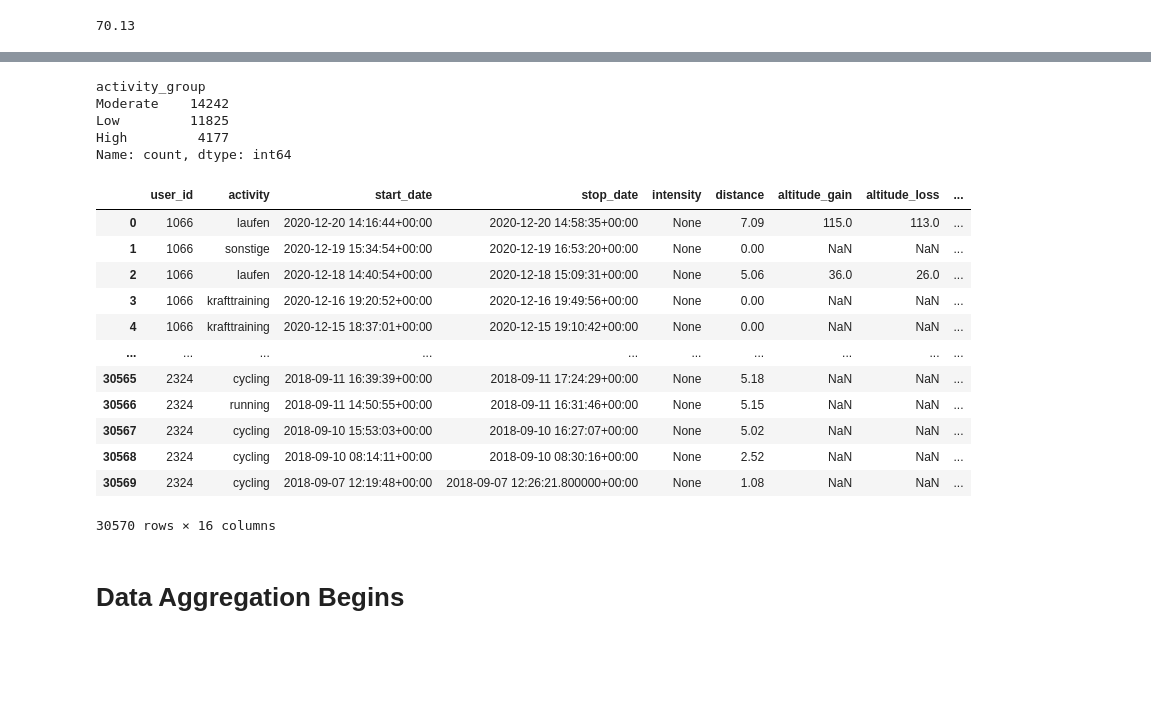
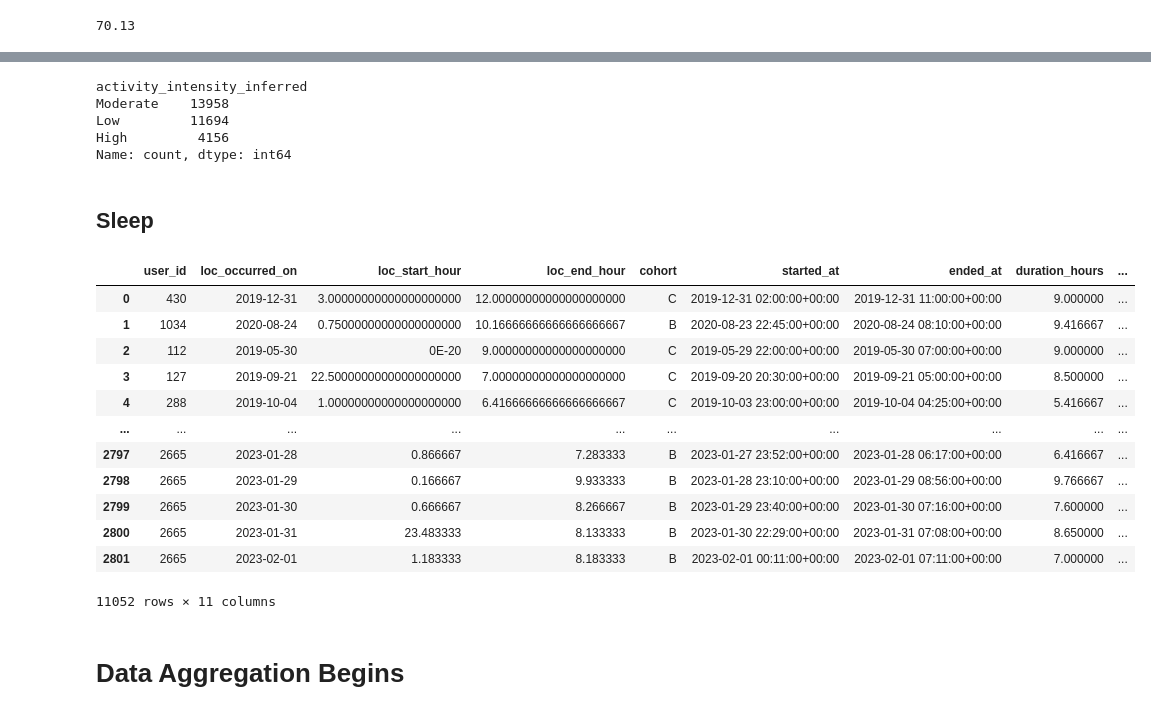
Before and after one commit to spMohanty/fay-data-aggregator-v1, a Jupyter notebook: notebooks/DataAggregator-v0.2.ipynb, the cells around one changed output, grey strips where cells are left out. Saved outputs shown, nothing was run; the diff lists cells and outputs as text; code cells hidden in the pictures; blank space fills up the shorter version.

Commit message:
Add sleep data

```diff
--- a/notebooks/DataAggregator-v0.2.ipynb
+++ b/notebooks/DataAggregator-v0.2.ipynb
@@ -257,4 +235,7 @@ dict(objective_pa_instances["activity"].value_counts())
 # %%
+activity_df = objective_pa_instances.merge(users, on="user_id")
+
+
 # Intensity-based grouping into four categories
 activity_groups = {
     "Low": [
@@ -324,30 +305,33 @@ for group, activities in activity_groups.items():
 
 # Now, assuming your DataFrame is named objective_pa_instances and the column is named "activity":
 # You can create a new column with the group names:
-objective_pa_instances["activity_intensity_inferred"] = objective_pa_instances["activity"].map(activity_to_group)
-objective_pa_instances["activity_intensity_inferred"].value_counts()
+activity_df["activity_intensity_inferred"] = activity_df["activity"].map(activity_to_group)
+activity_df["activity_intensity_inferred"].value_counts()
 # %% [output]
-activity_group
-Moderate    14242
-Low         11825
-High         4177
+activity_intensity_inferred
+Moderate    13958
+Low         11694
+High         4156
 Name: count, dtype: int64
+# %% [markdown]
+## Sleep
 # %%
-objective_pa_instances
+sleep = ds.Data.get_sleep()
+sleep
 # %% [output]
-|  | user_id | activity | start_date | stop_date | intensity | distance | altitude_gain | altitude_loss | ... |
-| 0 | 1066 | laufen | 2020-12-20 14:16:44+00:00 | 2020-12-20 14:58:35+00:00 | None | 7.09 | 115.0 | 113.0 | ... |
-| 1 | 1066 | sonstige | 2020-12-19 15:34:54+00:00 | 2020-12-19 16:53:20+00:00 | None | 0.00 | NaN | NaN | ... |
-| 2 | 1066 | laufen | 2020-12-18 14:40:54+00:00 | 2020-12-18 15:09:31+00:00 | None | 5.06 | 36.0 | 26.0 | ... |
-| 3 | 1066 | krafttraining | 2020-12-16 19:20:52+00:00 | 2020-12-16 19:49:56+00:00 | None | 0.00 | NaN | NaN | ... |
-| 4 | 1066 | krafttraining | 2020-12-15 18:37:01+00:00 | 2020-12-15 19:10:42+00:00 | None | 0.00 | NaN | NaN | ... |
+|  | user_id | loc_occurred_on | loc_start_hour | loc_end_hour | cohort | started_at | ended_at | duration_hours | ... |
+| 0 | 430 | 2019-12-31 | 3.00000000000000000000 | 12.00000000000000000000 | C | 2019-12-31 02:00:00+00:00 | 2019-12-31 11:00:00+00:00 | 9.000000 | ... |
+| 1 | 1034 | 2020-08-24 | 0.75000000000000000000 | 10.16666666666666666667 | B | 2020-08-23 22:45:00+00:00 | 2020-08-24 08:10:00+00:00 | 9.416667 | ... |
+| 2 | 112 | 2019-05-30 | 0E-20 | 9.00000000000000000000 | C | 2019-05-29 22:00:00+00:00 | 2019-05-30 07:00:00+00:00 | 9.000000 | ... |
+| 3 | 127 | 2019-09-21 | 22.50000000000000000000 | 7.00000000000000000000 | C | 2019-09-20 20:30:00+00:00 | 2019-09-21 05:00:00+00:00 | 8.500000 | ... |
+| 4 | 288 | 2019-10-04 | 1.00000000000000000000 | 6.41666666666666666667 | C | 2019-10-03 23:00:00+00:00 | 2019-10-04 04:25:00+00:00 | 5.416667 | ... |
 | ... | ... | ... | ... | ... | ... | ... | ... | ... | ... |
-| 30565 | 2324 | cycling | 2018-09-11 16:39:39+00:00 | 2018-09-11 17:24:29+00:00 | None | 5.18 | NaN | NaN | ... |
-| 30566 | 2324 | running | 2018-09-11 14:50:55+00:00 | 2018-09-11 16:31:46+00:00 | None | 5.15 | NaN | NaN | ... |
-| 30567 | 2324 | cycling | 2018-09-10 15:53:03+00:00 | 2018-09-10 16:27:07+00:00 | None | 5.02 | NaN | NaN | ... |
-| 30568 | 2324 | cycling | 2018-09-10 08:14:11+00:00 | 2018-09-10 08:30:16+00:00 | None | 2.52 | NaN | NaN | ... |
-| 30569 | 2324 | cycling | 2018-09-07 12:19:48+00:00 | 2018-09-07 12:26:21.800000+00:00 | None | 1.08 | NaN | NaN | ... |
+| 2797 | 2665 | 2023-01-28 | 0.866667 | 7.283333 | B | 2023-01-27 23:52:00+00:00 | 2023-01-28 06:17:00+00:00 | 6.416667 | ... |
+| 2798 | 2665 | 2023-01-29 | 0.166667 | 9.933333 | B | 2023-01-28 23:10:00+00:00 | 2023-01-29 08:56:00+00:00 | 9.766667 | ... |
+| 2799 | 2665 | 2023-01-30 | 0.666667 | 8.266667 | B | 2023-01-29 23:40:00+00:00 | 2023-01-30 07:16:00+00:00 | 7.600000 | ... |
+| 2800 | 2665 | 2023-01-31 | 23.483333 | 8.133333 | B | 2023-01-30 22:29:00+00:00 | 2023-01-31 07:08:00+00:00 | 8.650000 | ... |
+| 2801 | 2665 | 2023-02-01 | 1.183333 | 8.183333 | B | 2023-02-01 00:11:00+00:00 | 2023-02-01 07:11:00+00:00 | 7.000000 | ... |
-30570 rows × 16 columns
+11052 rows × 11 columns
 # %% [markdown]
 # Data Aggregation Begins
 # %%
```
Also changed, not shown: parts of 2 cells of this notebook, 2 other files.
